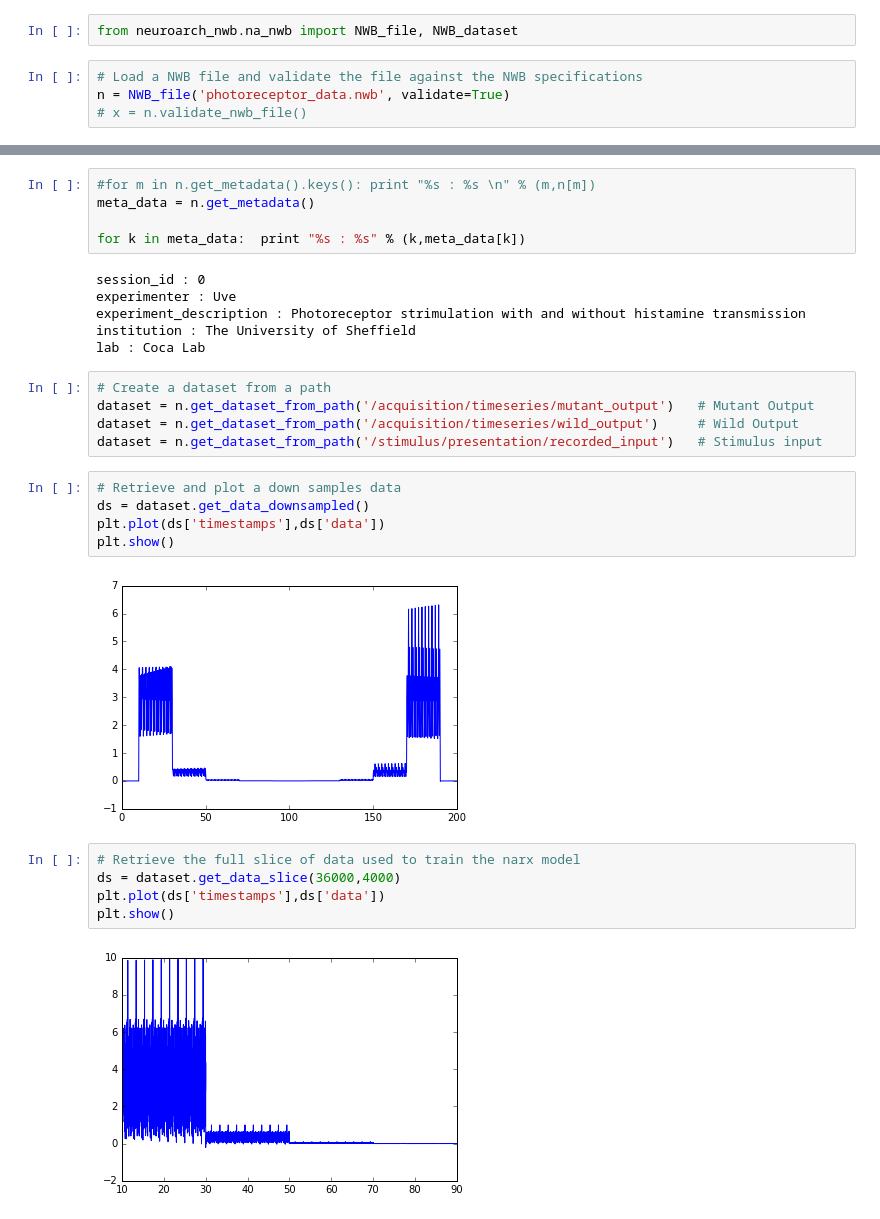
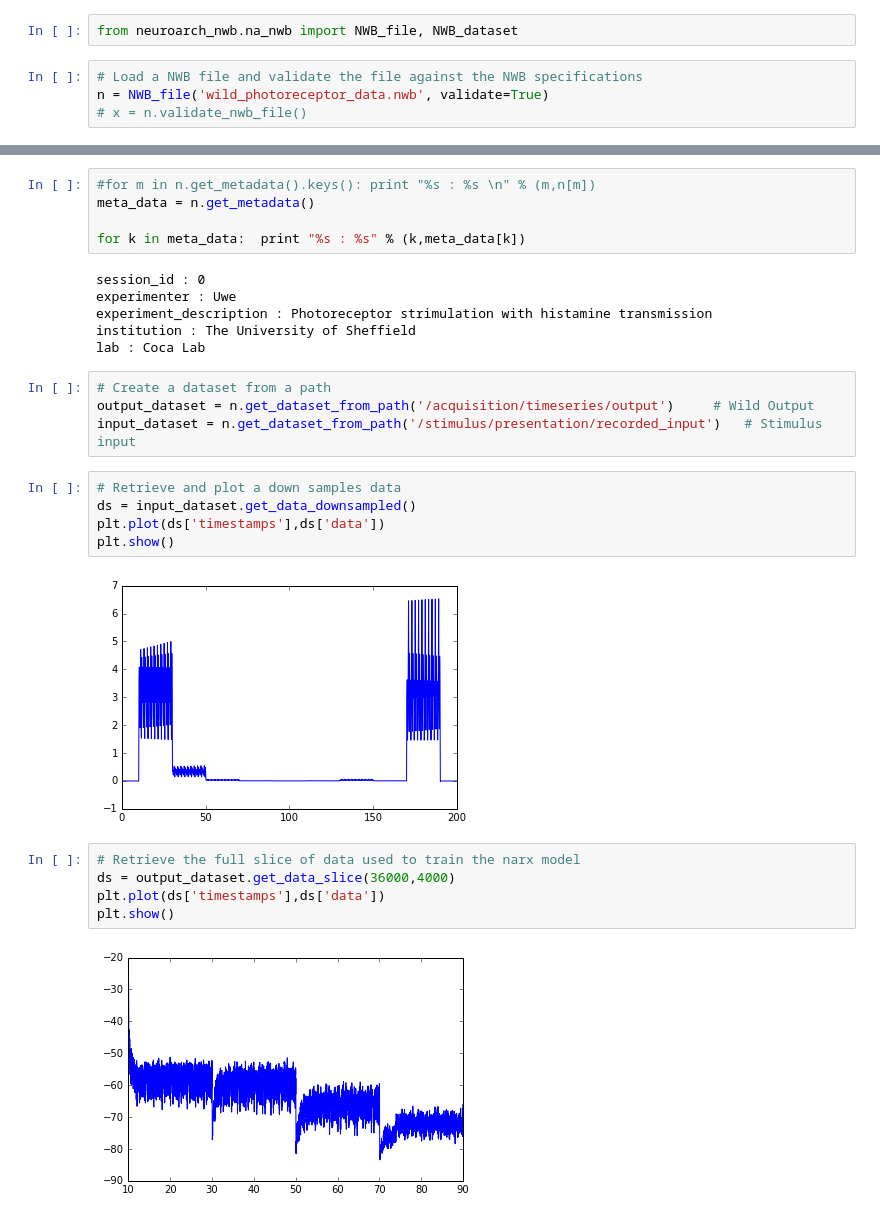
Before and after one commit to AdamRTomkins/ffbo.neuroarch_nwb, a Jupyter notebook: examples/retina/data/Load Neuroarch NWB File.ipynb, the cells around one changed output, grey strips where cells are left out. Drawn from its saved outputs; the diff is of its cells as text.

Commit message:
seperate out two files, and add genotype data

```diff
--- a/examples/retina/data/Load Neuroarch NWB File.ipynb
+++ b/examples/retina/data/Load Neuroarch NWB File.ipynb
@@ -2,6 +2,6 @@
 from neuroarch_nwb.na_nwb import NWB_file, NWB_dataset
 # %%
 # Load a NWB file and validate the file against the NWB specifications
-n = NWB_file('photoreceptor_data.nwb', validate=True)
+n = NWB_file('wild_photoreceptor_data.nwb', validate=True)
 # x = n.validate_nwb_file()
 # %% [output]
@@ -29,26 +29,25 @@ meta_data = n.get_metadata()
 for k in meta_data:  print "%s : %s" % (k,meta_data[k])
 # %% [output]
 session_id : 0
-experimenter : Uve
-experiment_description : Photoreceptor strimulation with and without histamine transmission
+experimenter : Uwe
+experiment_description : Photoreceptor strimulation with histamine transmission
 institution : The University of Sheffield
 lab : Coca Lab
 # %%
 # Create a dataset from a path
-dataset = n.get_dataset_from_path('/acquisition/timeseries/mutant_output')   # Mutant Output
-dataset = n.get_dataset_from_path('/acquisition/timeseries/wild_output')     # Wild Output
-dataset = n.get_dataset_from_path('/stimulus/presentation/recorded_input')   # Stimulus input
+output_dataset = n.get_dataset_from_path('/acquisition/timeseries/output')     # Wild Output
+input_dataset = n.get_dataset_from_path('/stimulus/presentation/recorded_input')   # Stimulus input
 # %%
 # Retrieve and plot a down samples data
-ds = dataset.get_data_downsampled()
+ds = input_dataset.get_data_downsampled()
 plt.plot(ds['timestamps'],ds['data'])
 plt.show()
 # %% [output]
-[figure, old version]
+[figure, new version]
 # %%
 # Retrieve the full slice of data used to train the narx model
-ds = dataset.get_data_slice(36000,4000)
+ds = output_dataset.get_data_slice(36000,4000)
 plt.plot(ds['timestamps'],ds['data'])
 plt.show()
 # %% [output]
-[figure, old version]
+[figure, new version]
```
Also changed, not shown: parts of 1 cell of this notebook, 4 other files.
